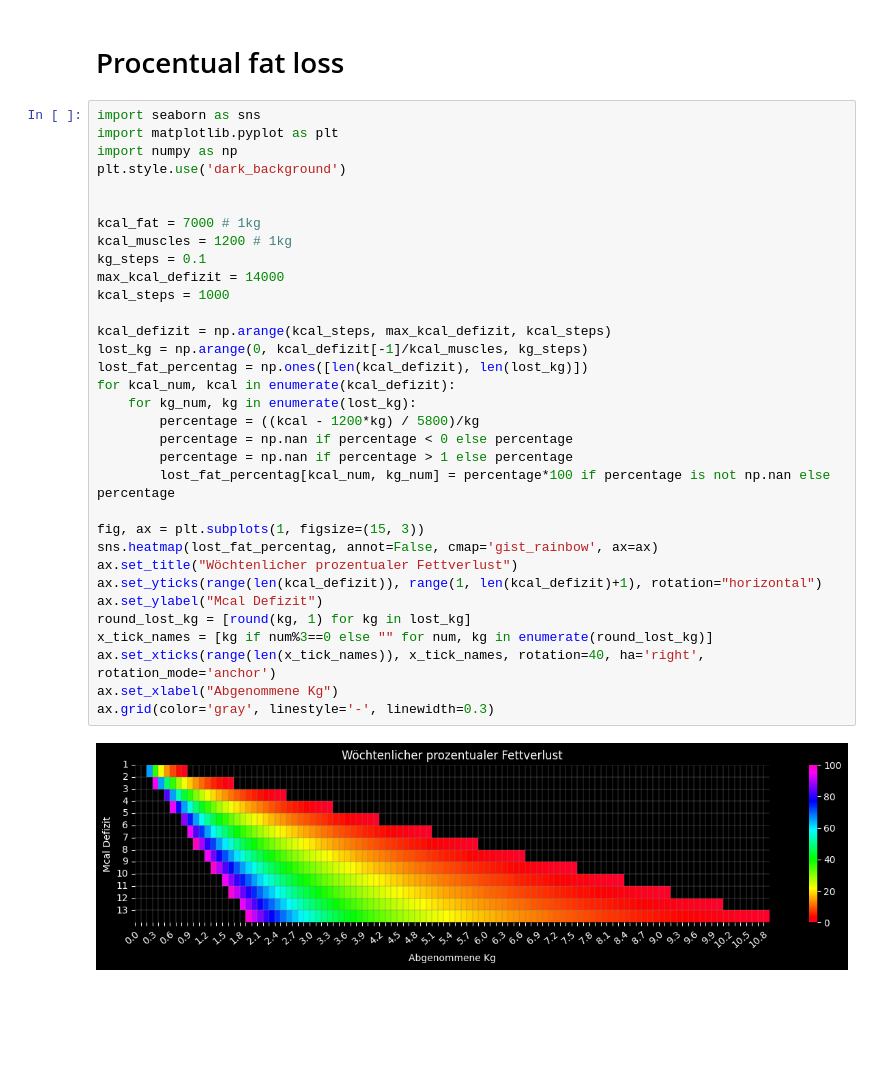
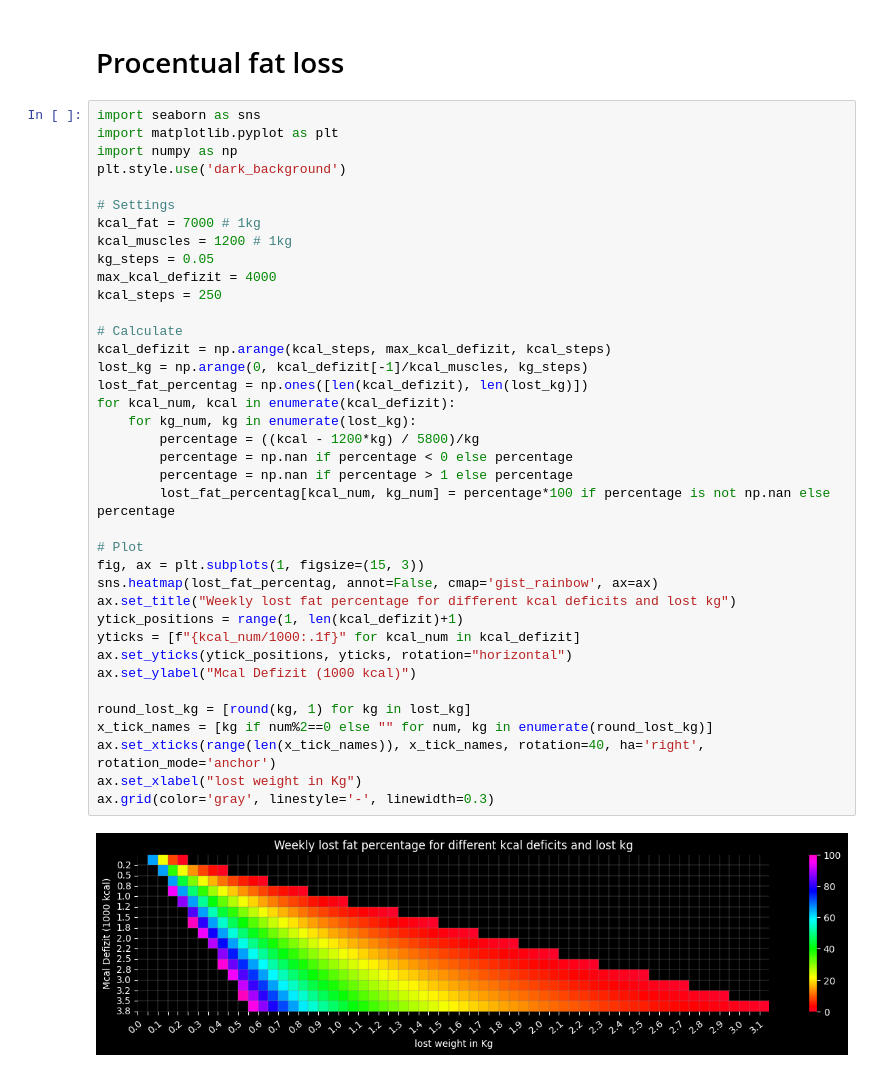
Before and after one commit to Ch3fUlrich/Tools, a Jupyter notebook: Fat_loss.ipynb, the cells around one changed output. Cells and saved outputs as stored; diff of their text form; blank space fills up the shorter version.

```diff
--- a/Fat_loss.ipynb
+++ b/Fat_loss.ipynb
@@ -3,35 +3,40 @@
 # %%
 import seaborn as sns
 import matplotlib.pyplot as plt
 import numpy as np
 plt.style.use('dark_background')
 
-
+# Settings
 kcal_fat = 7000 # 1kg
 kcal_muscles = 1200 # 1kg
-kg_steps = 0.1
-max_kcal_defizit = 14000
-kcal_steps = 1000
+kg_steps = 0.05
+max_kcal_defizit = 4000
+kcal_steps = 250
 
+# Calculate
 kcal_defizit = np.arange(kcal_steps, max_kcal_defizit, kcal_steps)
 lost_kg = np.arange(0, kcal_defizit[-1]/kcal_muscles, kg_steps)
 lost_fat_percentag = np.ones([len(kcal_defizit), len(lost_kg)])
 for kcal_num, kcal in enumerate(kcal_defizit):
     for kg_num, kg in enumerate(lost_kg):
         percentage = ((kcal - 1200*kg) / 5800)/kg
         percentage = np.nan if percentage < 0 else percentage
         percentage = np.nan if percentage > 1 else percentage
         lost_fat_percentag[kcal_num, kg_num] = percentage*100 if percentage is not np.nan else percentage
 
+# Plot
 fig, ax = plt.subplots(1, figsize=(15, 3))
 sns.heatmap(lost_fat_percentag, annot=False, cmap='gist_rainbow', ax=ax)
-ax.set_title("Wöchtenlicher prozentualer Fettverlust")
-ax.set_yticks(range(len(kcal_defizit)), range(1, len(kcal_defizit)+1), rotation="horizontal")
-ax.set_ylabel("Mcal Defizit")
+ax.set_title("Weekly lost fat percentage for different kcal deficits and lost kg")
+ytick_positions = range(1, len(kcal_defizit)+1)
+yticks = [f"{kcal_num/1000:.1f}" for kcal_num in kcal_defizit]
+ax.set_yticks(ytick_positions, yticks, rotation="horizontal")
+ax.set_ylabel("Mcal Defizit (1000 kcal)")
+
 round_lost_kg = [round(kg, 1) for kg in lost_kg]
-x_tick_names = [kg if num%3==0 else "" for num, kg in enumerate(round_lost_kg)]
+x_tick_names = [kg if num%2==0 else "" for num, kg in enumerate(round_lost_kg)]
 ax.set_xticks(range(len(x_tick_names)), x_tick_names, rotation=40, ha='right', rotation_mode='anchor')
-ax.set_xlabel("Abgenommene Kg")
+ax.set_xlabel("lost weight in Kg")
 ax.grid(color='gray', linestyle='-', linewidth=0.3)
 # %% [output]
-[figure, old version]
+[figure, new version]
```
Also changed, not shown: 1 other file.
